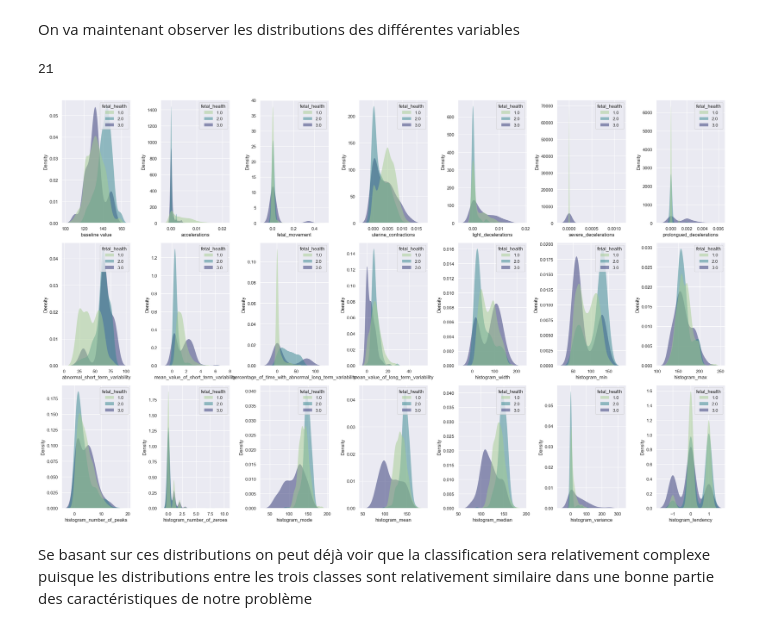
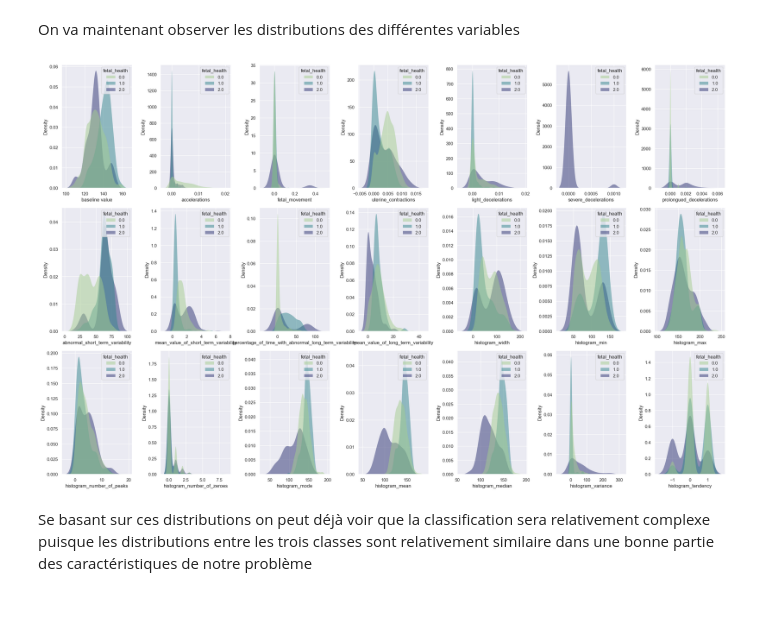
Before and after one commit to MohamedNennouche/Computer-Vision-with-Python, a Jupyter notebook: Projets complementaires/Seance3/fetal_classification.ipynb, the cells around one changed output. Drawn from its saved outputs; the diff is of its cells as text; code cells hidden in the pictures.

```diff
--- a/Projets complementaires/Seance3/fetal_classification.ipynb
+++ b/Projets complementaires/Seance3/fetal_classification.ipynb
@@ -64,0 +60,10 @@ X_train, X_test, y_train, y_test = train_test_split(X, y, test_size=0.2, random_
+# %%
+fetal_features = fetal_data.copy()
+labels = fetal_features.fetal_health
+fetal_features.drop(columns="fetal_health", axis=1, inplace=True)
+
+labels -= 1 # originally, the targets are 1-3; we will use 0-2
+
+fetal_train, fetal_test, labels_train, labels_test = train_test_split(fetal_features, labels, test_size=0.3, random_state=42, stratify=labels)
+
+fetal_train.shape, fetal_test.shape
@@ -138,25 +143,23 @@ Name: fetal_health, dtype: float64
 - On va effectuer l'évaluation du modèle par rapport au F1-Score et le AUC-Score
 # %% [markdown]
 On va maintenant observer les distributions des différentes variables
-# %%
-len(features)
-# %% [output]
-21
 # %%
-features = fetal_features.columns
+features = fetal_train.columns
+all_data_train = fetal_train.copy()
+all_data_train["fetal_health"] = labels_train
 plt.figure(figsize=(24, 15))
 i = 1
 for feature in features :
    plt.subplot(3, 7, i)
    sns.kdeplot(
-      data=fetal_data, x=feature, hue="fetal_health",
+      data=all_data_train, x=feature, hue="fetal_health",
       fill=True, common_norm=False, palette="crest",
       alpha=.5, linewidth=0
    )
    i += 1
 plt.tight_layout()
 # %% [output]
-[figure, old version]
+[figure, new version]
 # %% [markdown]
 Se basant sur ces distributions on peut déjà voir que la classification sera relativement complexe puisque les distributions entre les trois classes sont relativement similaire dans une bonne partie des caractéristiques de notre problème
 # %% [markdown]
```
Also changed, not shown: parts of 72 cells of this notebook.
